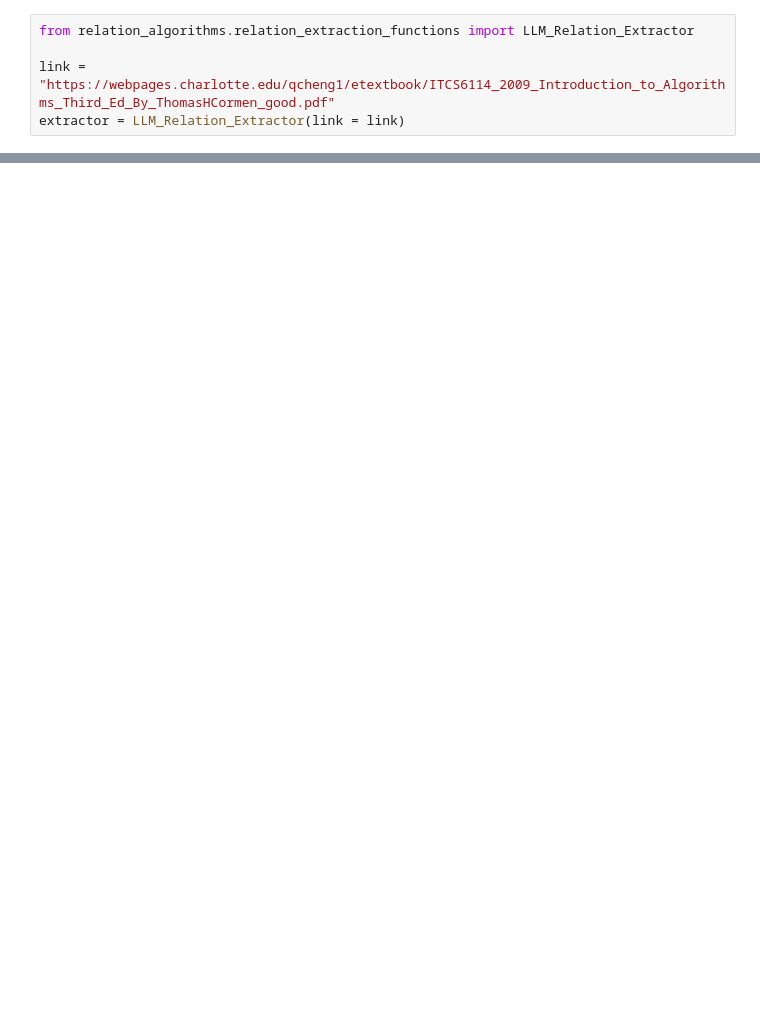
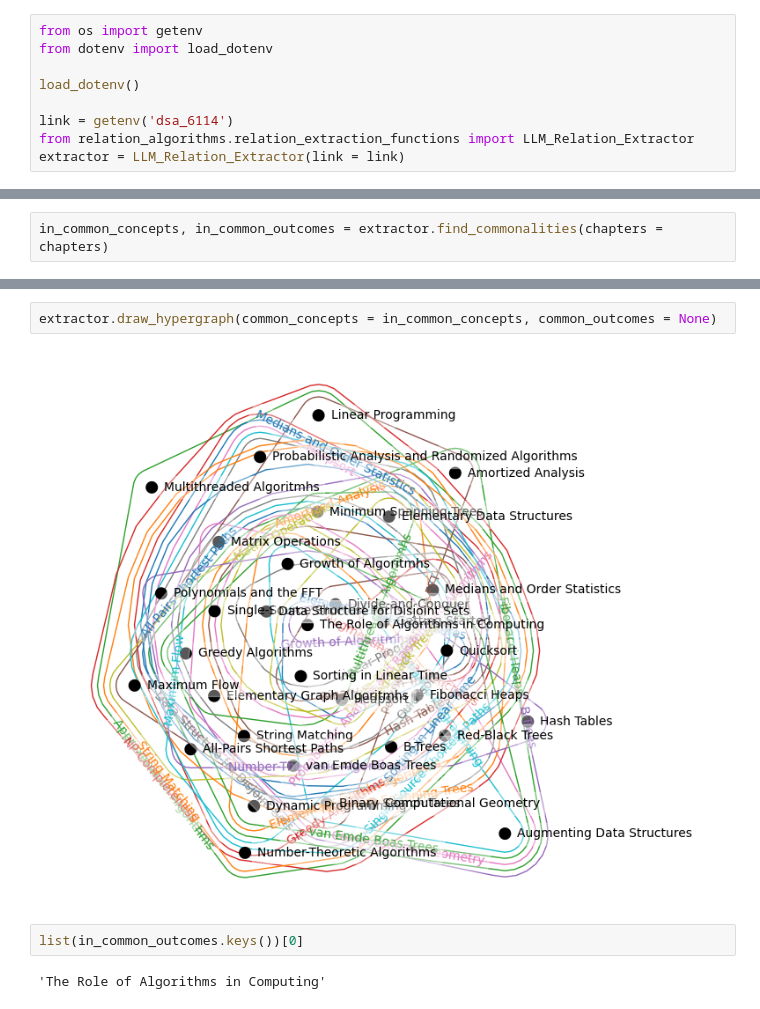
Before and after one commit to zhutchens/4990_llm_relation_extraction, a Jupyter notebook: grad_dsa.ipynb, the cells around one changed output, grey strips where cells are left out. Drawn from its saved outputs; the diff is of its cells as text; blank space fills up the shorter version.

Commit message:
New playground file and changes to relation algorithms

```diff
--- a/grad_dsa.ipynb
+++ b/grad_dsa.ipynb
@@ -1,7 +1,11 @@
 # %%
+from os import getenv
+from dotenv import load_dotenv
+
+load_dotenv()
+
+link = getenv('dsa_6114')
 from relation_algorithms.relation_extraction_functions import LLM_Relation_Extractor
-
-link = "https://webpages.charlotte.edu/qcheng1/etextbook/ITCS6114_2009_Introduction_to_Algorithms_Third_Ed_By_ThomasHCormen_good.pdf"
 extractor = LLM_Relation_Extractor(link = link)
 # %%
 chapters = ['The Role of Algorithms in Computing',
@@ -66,0 +64,2 @@ AttributeError: 'list' object has no attribute 'split'
+# %%
+in_common_concepts, in_common_outcomes = extractor.find_commonalities(chapters = chapters)
@@ -66,0 +106,8 @@ AttributeError: 'list' object has no attribute 'split'
+# %%
+extractor.draw_hypergraph(common_concepts = in_common_concepts, common_outcomes = None)
+# %% [output]
+[figure, added]
+# %%
+list(in_common_outcomes.keys())[0]
+# %% [output]
+'The Role of Algorithms in Computing'
```
Also changed, not shown: parts of 10 cells of this notebook, 2 other files.
